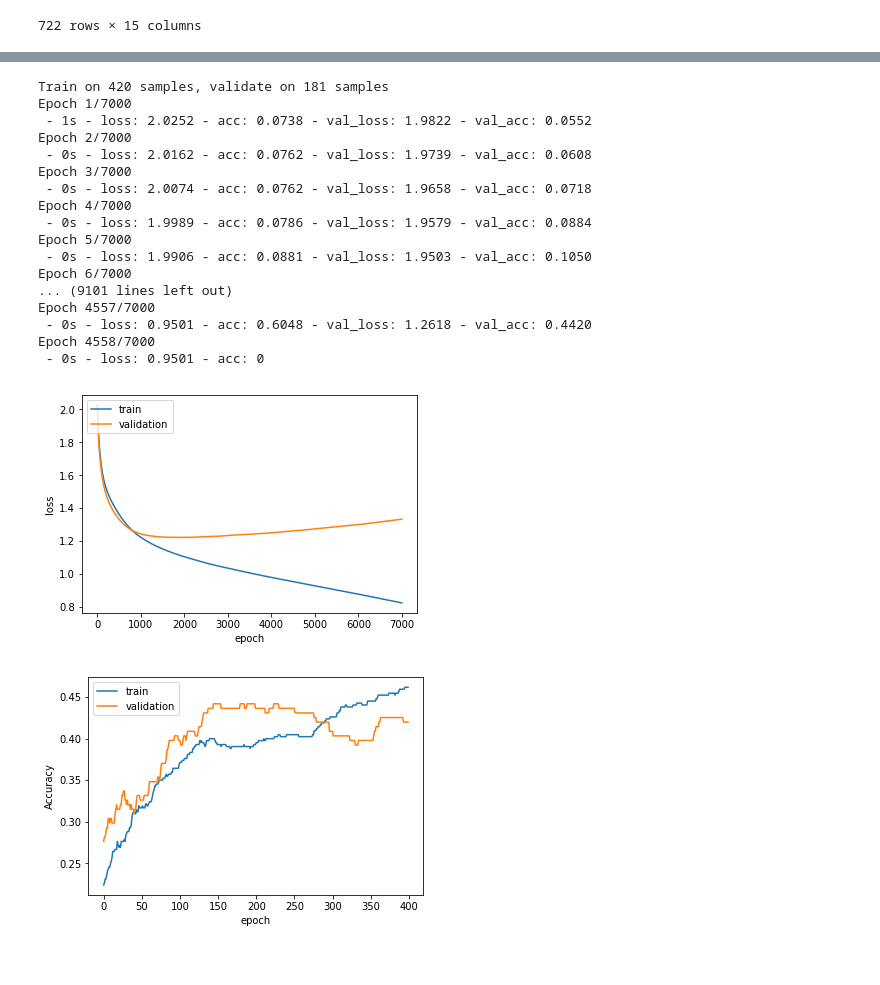
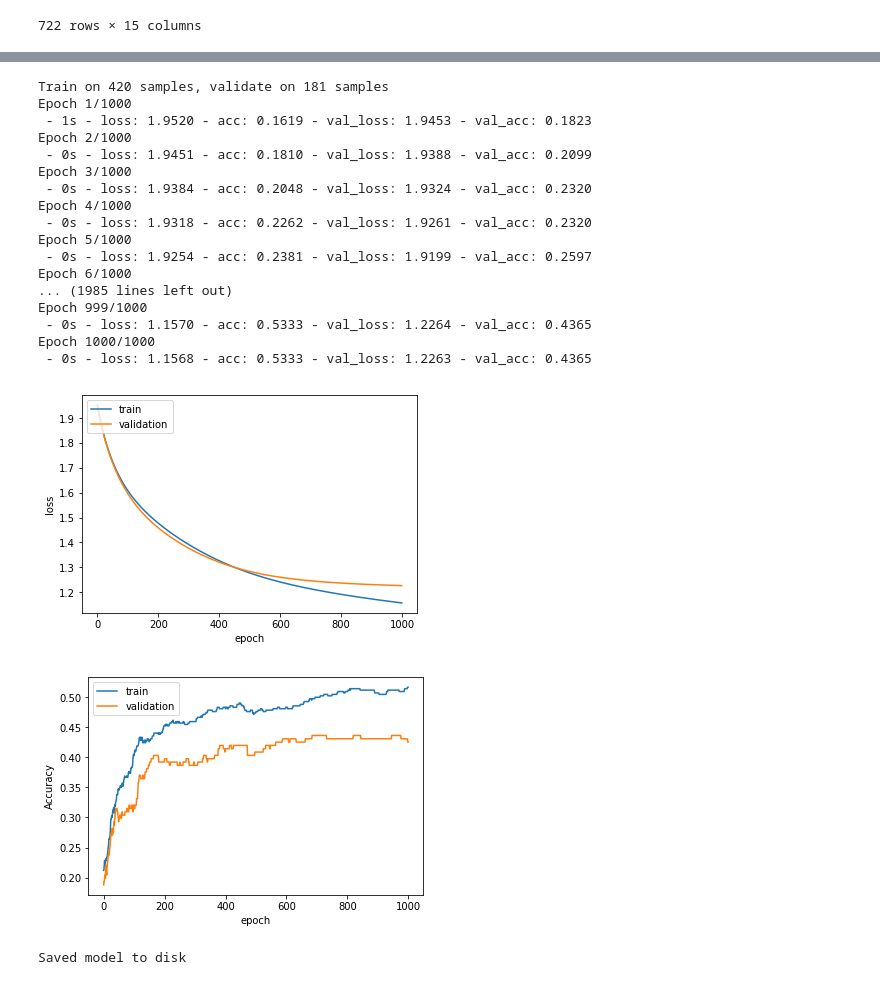
Before and after one commit to ML-Project-2018/my-bet-supremo, a Jupyter notebook: process.ipynb, the cells around one changed output, grey strips where cells are left out. Saved outputs shown, nothing was run; the diff lists cells and outputs as text; code cells hidden in the pictures.

```diff
--- a/process.ipynb
+++ b/process.ipynb
@@ -298,47 +300,57 @@ array([[ 0.32991807, -1.00166528,  0.32422988, ..., -0.21617906,
 # # train model
 # history = model.fit(X_scaled, Y_scaled, epochs=100, batch_size=30, verbose=2, validation_split = 0.3)
 # %%
-model = Sequential()
-model.add(Dense(25, input_dim=8, activation='relu'))
-model.add(Dense(105, activation='relu'))
-model.add(Dense(150, activation='relu'))
-model.add(Dense(7, activation='softmax'))
-model.compile(loss='categorical_crossentropy', optimizer='sgd', metrics=['accuracy'])
+model_with_half_time_statistics = Sequential()
+model_with_half_time_statistics.add(Dense(100, input_dim=8, activation='relu'))
+model_with_half_time_statistics.add(Dense(500, activation='relu'))
+model_with_half_time_statistics.add(Dense(700, activation='relu'))
+model_with_half_time_statistics.add(Dense(7, activation='softmax'))
+model_with_half_time_statistics.compile(loss='categorical_crossentropy', optimizer='sgd', metrics=['accuracy'])
 # %%
-history = model.fit(Xtrain, Ytrain, epochs=1000, batch_size=500, verbose=2, validation_split=0.3)
+model_with_half_time_statistics_history = model_with_half_time_statistics.fit(Xtrain, Ytrain, epochs=1000, batch_size=500, verbose=2, validation_split=0.3)
 # %% [output]
 Train on 420 samples, validate on 181 samples
-Epoch 1/7000
- - 1s - loss: 2.0252 - acc: 0.0738 - val_loss: 1.9822 - val_acc: 0.0552
-Epoch 2/7000
- - 0s - loss: 2.0162 - acc: 0.0762 - val_loss: 1.9739 - val_acc: 0.0608
-Epoch 3/7000
- - 0s - loss: 2.0074 - acc: 0.0762 - val_loss: 1.9658 - val_acc: 0.0718
-Epoch 4/7000
- - 0s - loss: 1.9989 - acc: 0.0786 - val_loss: 1.9579 - val_acc: 0.0884
-Epoch 5/7000
- - 0s - loss: 1.9906 - acc: 0.0881 - val_loss: 1.9503 - val_acc: 0.1050
-Epoch 6/7000
-... (9101 lines left out)
-Epoch 4557/7000
- - 0s - loss: 0.9501 - acc: 0.6048 - val_loss: 1.2618 - val_acc: 0.4420
-Epoch 4558/7000
- - 0s - loss: 0.9501 - acc: 0
+Epoch 1/1000
+ - 1s - loss: 1.9520 - acc: 0.1619 - val_loss: 1.9453 - val_acc: 0.1823
+Epoch 2/1000
+ - 0s - loss: 1.9451 - acc: 0.1810 - val_loss: 1.9388 - val_acc: 0.2099
+Epoch 3/1000
+ - 0s - loss: 1.9384 - acc: 0.2048 - val_loss: 1.9324 - val_acc: 0.2320
+Epoch 4/1000
+ - 0s - loss: 1.9318 - acc: 0.2262 - val_loss: 1.9261 - val_acc: 0.2320
+Epoch 5/1000
+ - 0s - loss: 1.9254 - acc: 0.2381 - val_loss: 1.9199 - val_acc: 0.2597
+Epoch 6/1000
+... (1985 lines left out)
+Epoch 999/1000
+ - 0s - loss: 1.1570 - acc: 0.5333 - val_loss: 1.2264 - val_acc: 0.4365
+Epoch 1000/1000
+ - 0s - loss: 1.1568 - acc: 0.5333 - val_loss: 1.2263 - val_acc: 0.4365
 # %%
-plt.plot(history.history['loss'])
-plt.plot(history.history['val_loss'])
+plt.plot(model_with_half_time_statistics_history.history['loss'])
+plt.plot(model_with_half_time_statistics_history.history['val_loss'])
 plt.ylabel('loss')
 plt.xlabel('epoch')
 plt.legend(['train', 'validation'], loc='upper left')
 plt.show()
 # %% [output]
-[figure, old version]
+[figure, new version]
 # %%
-plt.plot(history.history['acc'])
-plt.plot(history.history['val_acc'])
+plt.plot(model_with_half_time_statistics_history.history['acc'])
+plt.plot(model_with_half_time_statistics_history.history['val_acc'])
 plt.ylabel('Accuracy')
 plt.xlabel('epoch')
 plt.legend(['train', 'validation'], loc='upper left')
 plt.show()
 # %% [output]
-[figure, old version]
+[figure, new version]
+# %%
+#save the model for prediction
+model_with_half_time_statistics_json = model_with_half_time_statistics.to_json()
+with open("with_halftime_details_model.json", "w") as json_file:
+    json_file.write(model_with_half_time_statistics_json)
+# serialize weights to HDF5
+model_with_half_time_statistics.save_weights("with_halftime_details_model.h5")
+print("Saved model to disk")
+# %% [output]
+Saved model to disk
```
Also changed, not shown: parts of 11 cells of this notebook, 5 other files.
